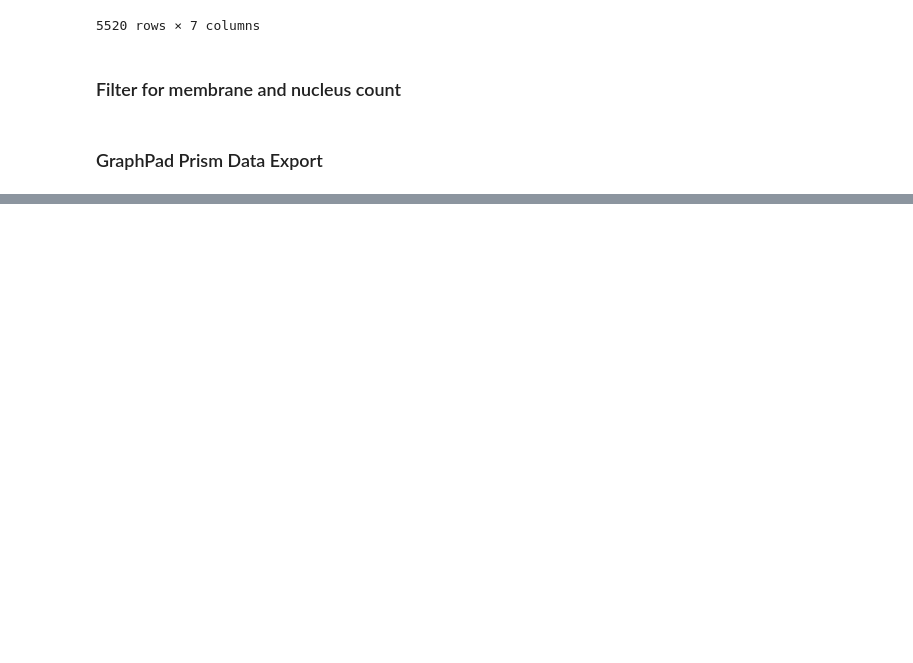
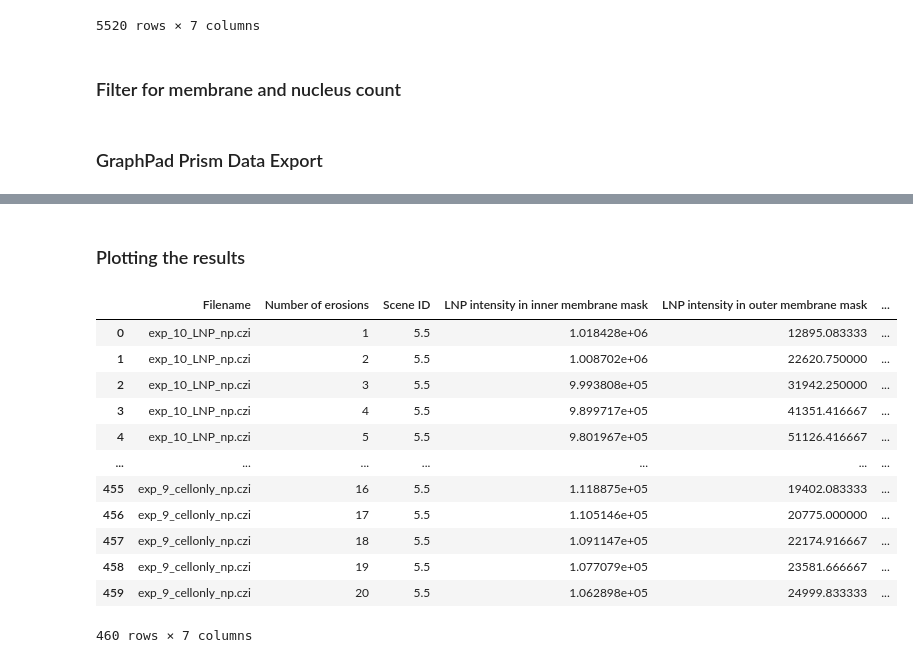
Before and after one commit to tengjuilin/internalization-analysis, a Jupyter notebook: 2024-09-17-erosion.ipynb, the cells around one changed output, grey strips where cells are left out. Saved outputs shown, nothing was run; the diff lists cells and outputs as text; code cells hidden in the pictures; blank space fills up the shorter version.

```diff
--- a/2024-09-17-erosion.ipynb
+++ b/2024-09-17-erosion.ipynb
@@ -378,5 +397,24 @@ graph_property_df
 # %%
 graph_property_df.to_csv(f'processed_data/{DATE}/Frac LNP intensity in membrane outer mask over LNP intensity in membrane mask.csv')
+# %% [markdown]
+### Plotting the results
+# %%
+plot_df = filtered_df.groupby(['Filename', 'Number of erosions']).mean().reset_index()
+plot_df
+# %% [output]
+|  | Filename | Number of erosions | Scene ID | LNP intensity in inner membrane mask | LNP intensity in outer membrane mask | ... |
+| 0 | exp_10_LNP_np.czi | 1 | 5.5 | 1.018428e+06 | 12895.083333 | ... |
+| 1 | exp_10_LNP_np.czi | 2 | 5.5 | 1.008702e+06 | 22620.750000 | ... |
+| 2 | exp_10_LNP_np.czi | 3 | 5.5 | 9.993808e+05 | 31942.250000 | ... |
+| 3 | exp_10_LNP_np.czi | 4 | 5.5 | 9.899717e+05 | 41351.416667 | ... |
+| 4 | exp_10_LNP_np.czi | 5 | 5.5 | 9.801967e+05 | 51126.416667 | ... |
+| ... | ... | ... | ... | ... | ... | ... |
+| 455 | exp_9_cellonly_np.czi | 16 | 5.5 | 1.118875e+05 | 19402.083333 | ... |
+| 456 | exp_9_cellonly_np.czi | 17 | 5.5 | 1.105146e+05 | 20775.000000 | ... |
+| 457 | exp_9_cellonly_np.czi | 18 | 5.5 | 1.091147e+05 | 22174.916667 | ... |
+| 458 | exp_9_cellonly_np.czi | 19 | 5.5 | 1.077079e+05 | 23581.666667 | ... |
+| 459 | exp_9_cellonly_np.czi | 20 | 5.5 | 1.062898e+05 | 24999.833333 | ... |
+460 rows × 7 columns
 # %%
 fig, ax = plt.subplots(figsize=(5, 5))
 for i, filename in enumerate(IMG_FILENAMES[[0, 9, 14, 2, 10, 15]]):
```
Also changed, not shown: parts of 4 cells of this notebook, 1 other file.
